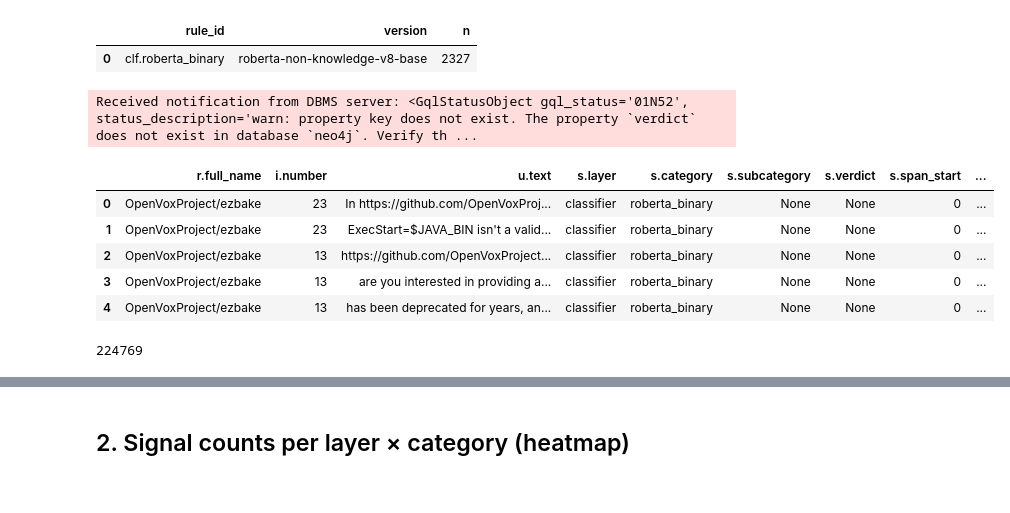
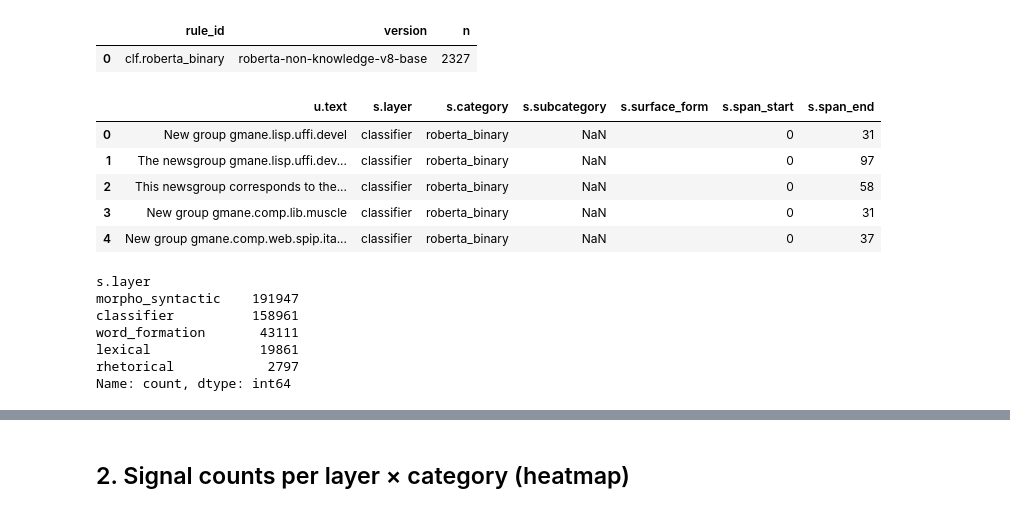
Before and after one commit to h4rz3rk4s3/Graph-NK, a Jupyter notebook: notebooks/01_descriptive.ipynb, the cells around one changed output, grey strips where cells are left out. Saved outputs shown, nothing was run; the diff lists cells and outputs as text; code cells hidden in the pictures.

```diff
--- a/notebooks/01_descriptive.ipynb
+++ b/notebooks/01_descriptive.ipynb
@@ -105,21 +103,27 @@ df_0.head(10)
 |  | rule_id | version | n |
 | 0 | clf.roberta_binary | roberta-non-knowledge-v8-base | 2327 |
 # %%
+# (r:Repository)-[:CONTAINS]->(i:Issue)-[:HAS_TEXT]->
 df_traversal = q("""
-    MATCH (r:Repository)-[:CONTAINS]->(i:Issue)-[:HAS_TEXT]->(u:TextUnit)-[:HAS_SIGNAL]->(s:Signal)
-    RETURN r.full_name, i.number, u.text, s.layer, s.category, s.subcategory, s.surface_form, s.span_start, s.span_end
+    MATCH (u:TextUnit)-[:HAS_SIGNAL]->(s:Signal)
+    RETURN u.text, s.layer, s.category, s.subcategory, s.surface_form, s.span_start, s.span_end
 """)
 
 df_traversal.head()
 # %% [output]
-Received notification from DBMS server: <GqlStatusObject gql_status='01N52', status_description='warn: property key does not exist. The property `verdict` does not exist in database `neo4j`. Verify th ...
-|  | r.full_name | i.number | u.text | s.layer | s.category | s.subcategory | s.verdict | s.span_start | ... |
-| 0 | OpenVoxProject/ezbake | 23 | In https://github.com/OpenVoxProj... | classifier | roberta_binary | None | None | 0 | ... |
-| 1 | OpenVoxProject/ezbake | 23 | ExecStart=$JAVA_BIN isn't a valid... | classifier | roberta_binary | None | None | 0 | ... |
-| 2 | OpenVoxProject/ezbake | 13 | https://github.com/OpenVoxProject... | classifier | roberta_binary | None | None | 0 | ... |
-| 3 | OpenVoxProject/ezbake | 13 | are you interested in providing a... | classifier | roberta_binary | None | None | 0 | ... |
-| 4 | OpenVoxProject/ezbake | 13 | has been deprecated for years, an... | classifier | roberta_binary | None | None | 0 | ... |
+|  | u.text | s.layer | s.category | s.subcategory | s.surface_form | s.span_start | s.span_end |
+| 0 | New group gmane.lisp.uffi.devel | classifier | roberta_binary | NaN |  | 0 | 31 |
+| 1 | The newsgroup gmane.lisp.uffi.dev... | classifier | roberta_binary | NaN |  | 0 | 97 |
+| 2 | This newsgroup corresponds to the... | classifier | roberta_binary | NaN |  | 0 | 58 |
+| 3 | New group gmane.comp.lib.muscle | classifier | roberta_binary | NaN |  | 0 | 31 |
+| 4 | New group gmane.comp.web.spip.ita... | classifier | roberta_binary | NaN |  | 0 | 37 |
-# %%
-df_traversal.size
-# %% [output]
-224769
+# %%
+df_traversal["s.layer"].value_counts()
+# %% [output]
+s.layer
+morpho_syntactic    191947
+classifier          158961
+word_formation       43111
+lexical              19861
+rhetorical            2797
+Name: count, dtype: int64
```
Also changed, not shown: parts of 5 cells of this notebook, 4 other files.
